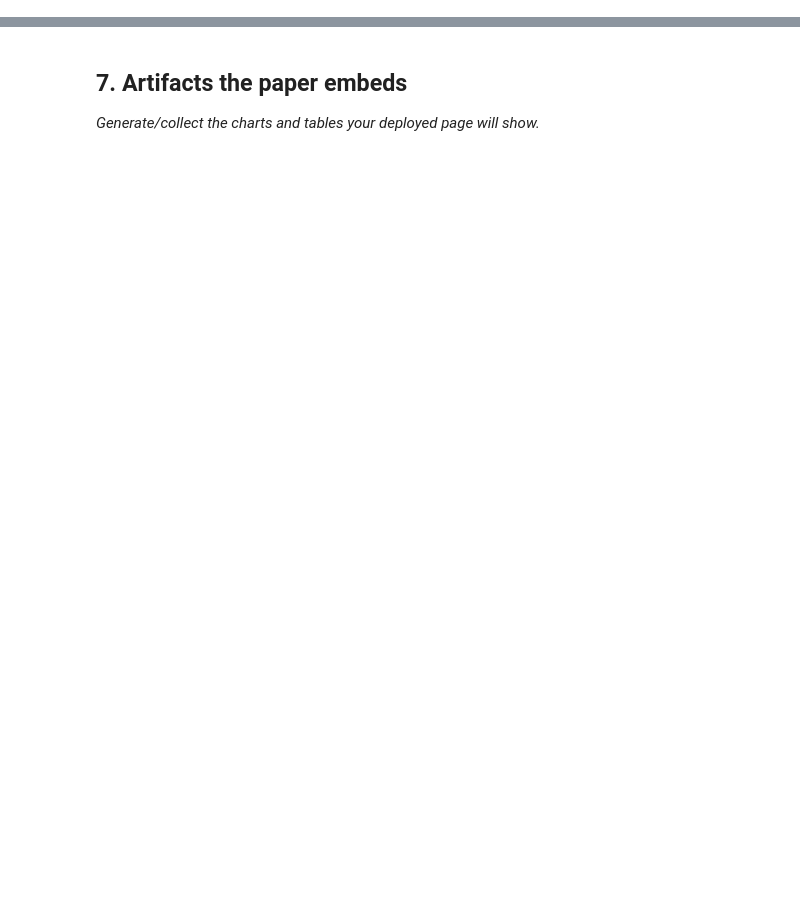
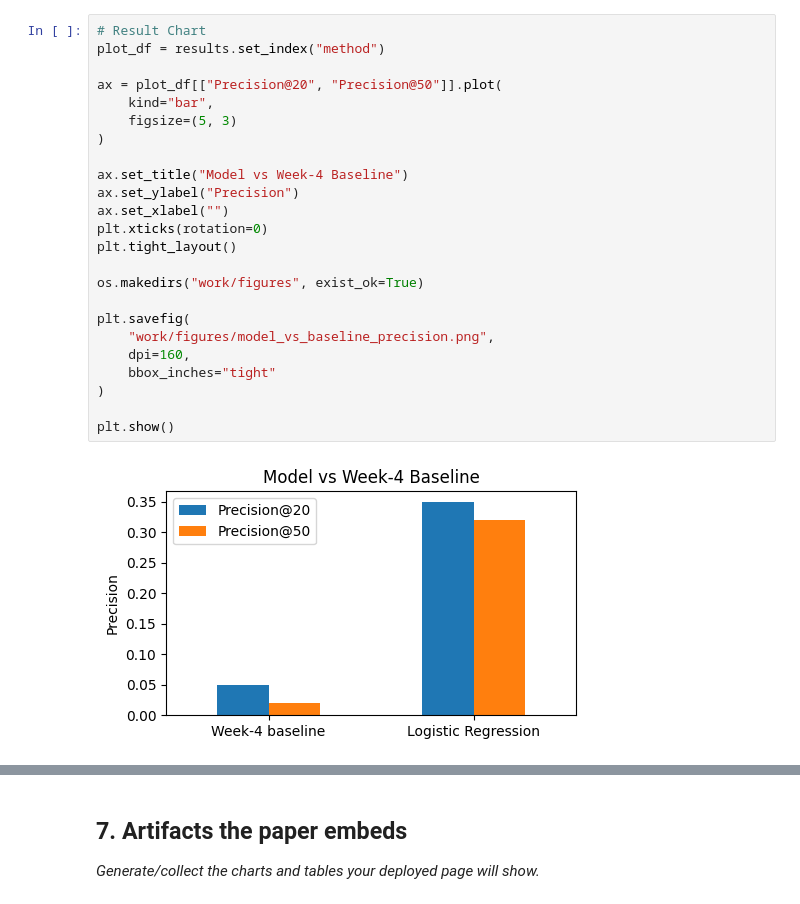
Before and after one commit to balabhadra3141/flyrank-ml-internship, a Jupyter notebook: work/notebooks/capstone.ipynb, the cells around one changed output, grey strips where cells are left out. Cells and saved outputs as stored; diff of their text form; blank space fills up the shorter version.

```diff
--- a/work/notebooks/capstone.ipynb
+++ b/work/notebooks/capstone.ipynb
@@ -32,0 +454,26 @@ This skeleton is yours to fill. Work the sections **in order** — each one has
+# %%
+# Result Chart
+plot_df = results.set_index("method")
+
+ax = plot_df[["Precision@20", "Precision@50"]].plot(
+    kind="bar",
+    figsize=(5, 3)
+)
+
+ax.set_title("Model vs Week-4 Baseline")
+ax.set_ylabel("Precision")
+ax.set_xlabel("")
+plt.xticks(rotation=0)
+plt.tight_layout()
+
+os.makedirs("work/figures", exist_ok=True)
+
+plt.savefig(
+    "work/figures/model_vs_baseline_precision.png",
+    dpi=160,
+    bbox_inches="tight"
+)
+
+plt.show()
+# %% [output]
+[figure, added]
```
Also changed, not shown: parts of 48 cells of this notebook.
